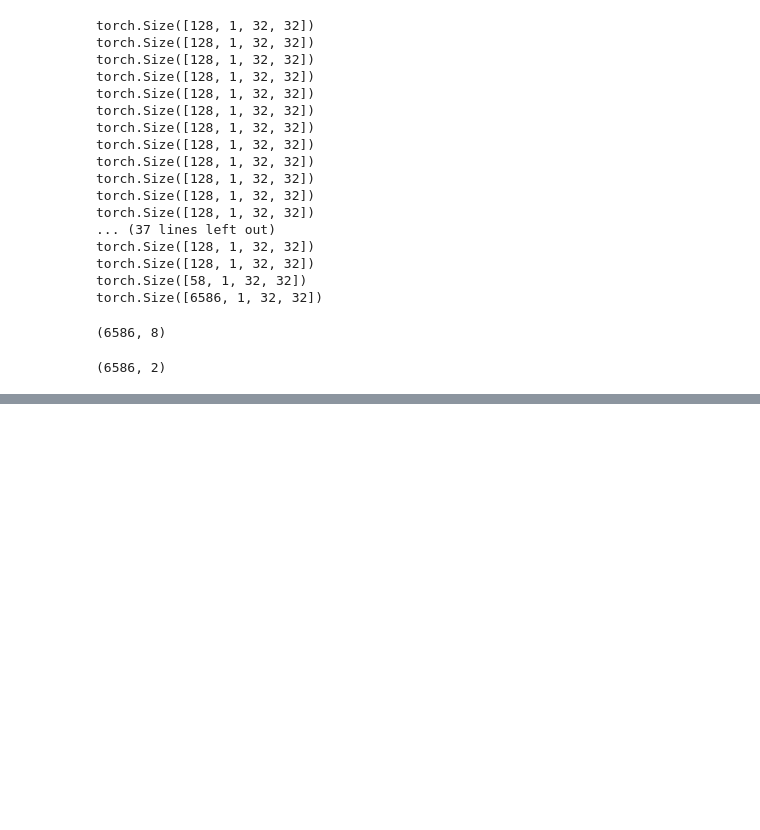
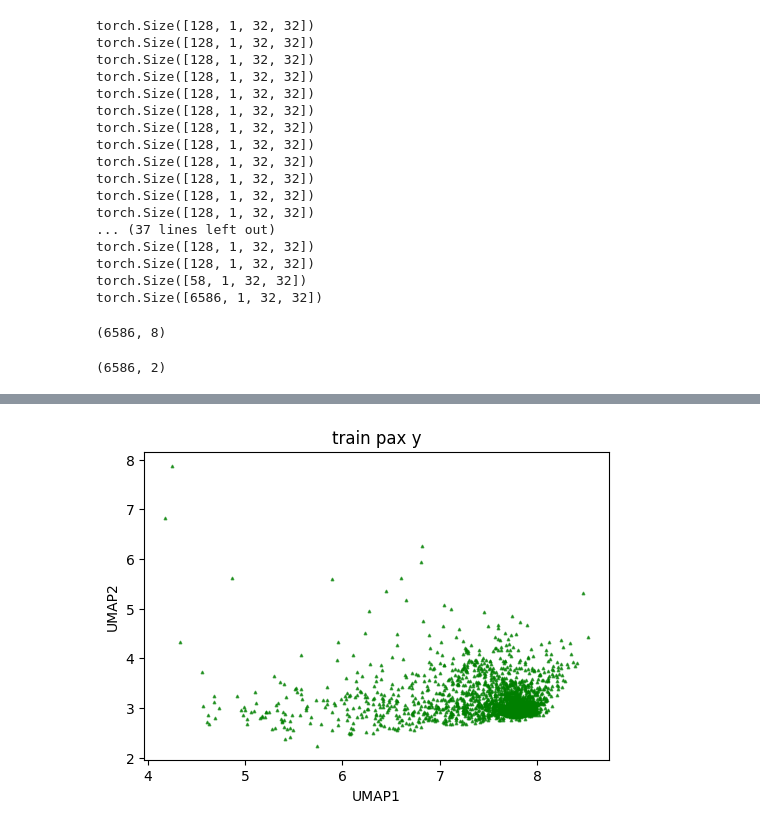
Before and after one commit to Center-for-Living-Systems/fa_patch_AE_clustering, a Jupyter notebook: notebooks/withoutBN_autoencoder_FA_patch32_grid_UMAP_applyto_pPax.ipynb, the cells around one changed output, grey strips where cells are left out. Drawn from its saved outputs; the diff is of its cells as text; code cells hidden in the pictures; blank space fills up the shorter version.

```diff
--- a/notebooks/withoutBN_autoencoder_FA_patch32_grid_UMAP_applyto_pPax.ipynb
+++ b/notebooks/withoutBN_autoencoder_FA_patch32_grid_UMAP_applyto_pPax.ipynb
@@ -571,0 +598,17 @@ plt.show()
+# %%
+plt.figure(figsize=(6, 4))
+# plt.scatter(train_pax_ch1_ctrl_umap_latents_2d[:, 0], train_pax_ch1_ctrl_umap_latents_2d[:, 1], c='red', alpha=0.7, s=5)
+plt.scatter(train_pax_ch1_yy_umap_latents_2d[:, 0], train_pax_ch1_yy_umap_latents_2d[:, 1], c='green', alpha=0.7, s=3, marker='^')
+# plt.scatter(pax_ch2_ctrl_umap_latents_2d[:, 0], pax_ch2_ctrl_umap_latents_2d[:, 1], c='blue', alpha=0.7, s=5)
+# plt.scatter(pax_ch0_ctrly_umap_latents_2d[:, 0], pax_ch0_ctrly_umap_latents_2d[:, 1], c='magenta', alpha=0.7, s=5, marker='^')
+# plt.scatter(pPax_ch0_ctrl_umap_latents_2d[:, 0], pPax_ch0_ctrl_umap_latents_2d[:, 1], c='orange', alpha=0.7, s=5)
+# plt.scatter(pPax_ch1_ctrly_umap_latents_2d[:, 0], pPax_ch1_ctrly_umap_latents_2d[:, 1], c='pink', alpha=0.7, s=5, marker='^')
+# plt.scatter(pPax_ch0_y_umap_latents_2d[:, 0], pPax_ch0_y_umap_latents_2d[:, 1], c='black', alpha=0.7, s=5)
+# plt.scatter(pPax_ch1_y_umap_latents_2d[:, 0], pPax_ch1_y_umap_latents_2d[:, 1], c='blue', alpha=0.7, s=5, marker='^')
+
+plt.xlabel("UMAP1")
+plt.ylabel("UMAP2")
+plt.title("train pax y")
+plt.show()
+# %% [output]
+[figure, added]
```
Also changed, not shown: parts of 15 cells of this notebook, 45 other files.
